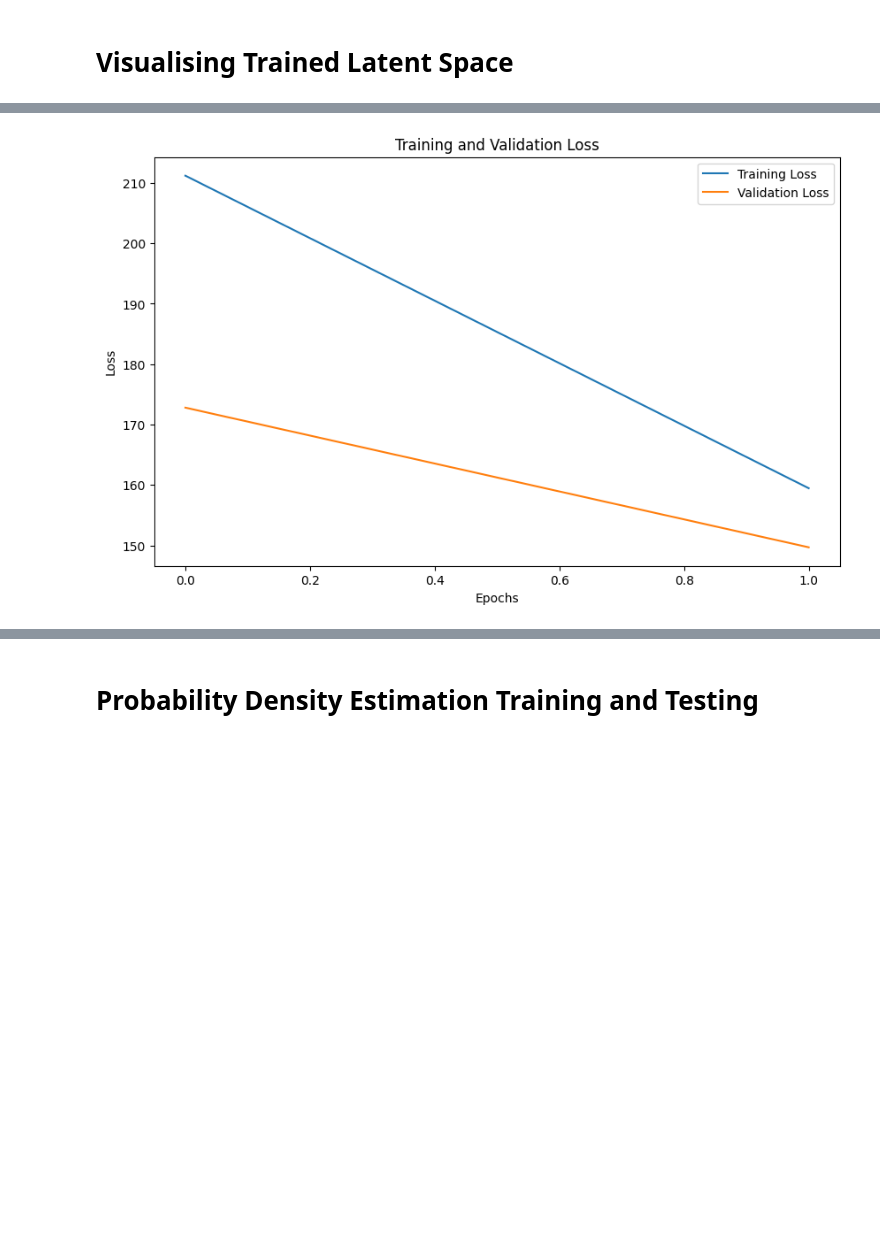
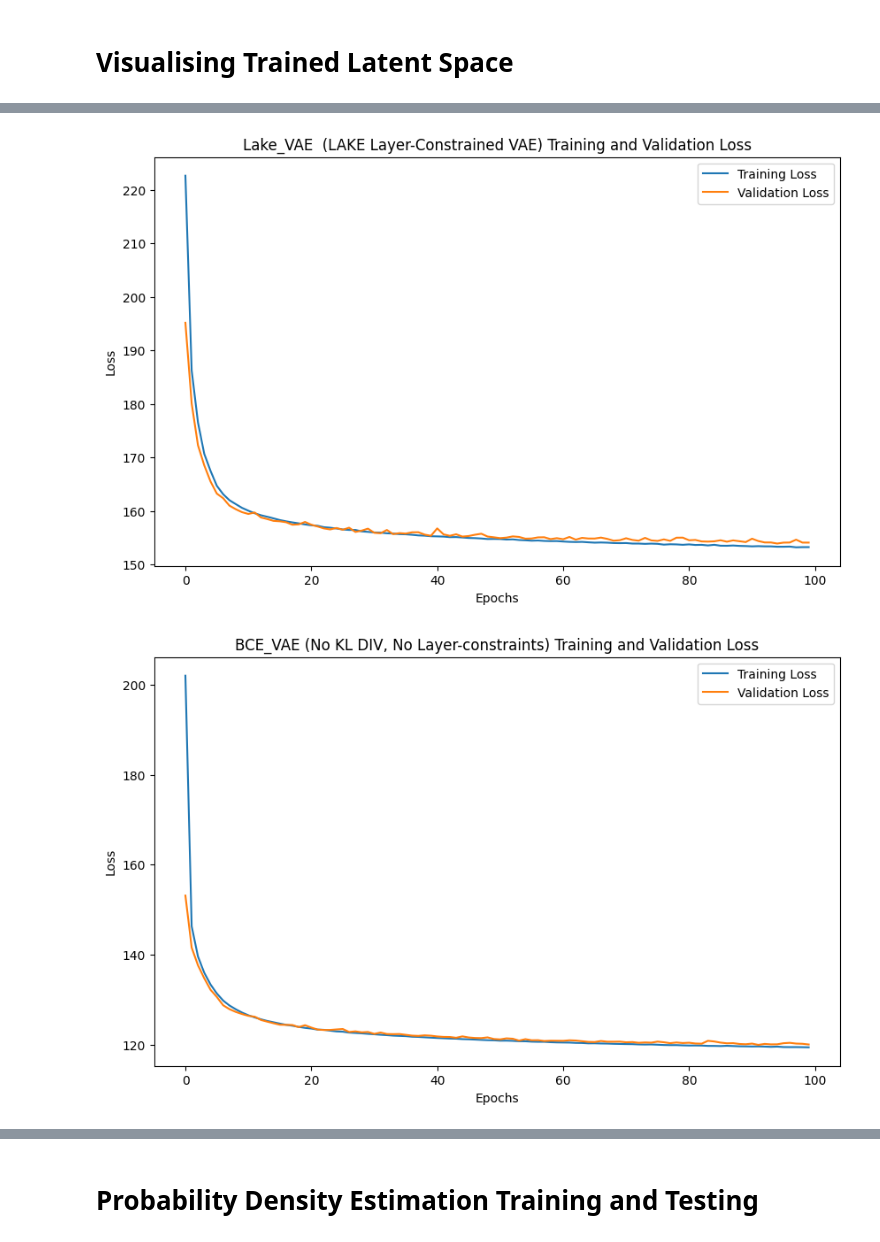
Before and after one commit to exiomius/LAKE, a Jupyter notebook: Cardiotocography/MNIST-LAKE.ipynb, the cells around one changed output, grey strips where cells are left out. Cells and saved outputs as stored; diff of their text form; code cells hidden in the pictures; blank space fills up the shorter version.

Commit message:
Sampling and reconstruction plot. Loss plots.

```diff
--- a/Cardiotocography/MNIST-LAKE.ipynb
+++ b/Cardiotocography/MNIST-LAKE.ipynb
@@ -198,13 +198,13 @@ def load_model(model, path, device):
     model.load_state_dict(torch.load(path, map_location=device))
     model.eval()
 # %%
-def plot_losses(train_losses, val_losses):
+def plot_losses(train_losses, val_losses, model_name):
     plt.figure(figsize=(10, 6))
     plt.plot(train_losses, label='Training Loss')
     plt.plot(val_losses, label='Validation Loss')
     plt.xlabel('Epochs')
     plt.ylabel('Loss')
-    plt.title('Training and Validation Loss')
+    plt.title(f'{model_name} Training and Validation Loss')
     plt.legend()
     plt.show()
 # %%
@@ -422,7 +422,7 @@ test_dataset = datasets.MNIST(root='~/.pytorch/MNIST_data/', train=False, downlo
 # Training parameters
 batch_size = 64
 learning_rate = 1e-3
-epochs = 2
+epochs = 100
 
 trainloader = DataLoader(train_dataset, batch_size=batch_size, shuffle=True, drop_last=False)
 validationloader = DataLoader(validation_dataset, batch_size=batch_size, shuffle=True, drop_last=False)
@@ -610,12 +616,12 @@ HBox(children=(FigureWidget({
 # %%
 model_files = {
-    'Lake_VAE  (LAKE Layer-Constrained VAE)': 'Lake_VAE_19.pth',
-    'BCE_VAE (No KL DIV, No Layer-constraints)': 'BCE_VAE_19.pth',
-    'BCE_KLD_VAE (Standard VAE)': 'BCE_KLD_VAE_19.pth',
-    'KLD_VAE (KLD Only)': 'KLD_VAE_19.pth',
-    'lake_BCEH_VAE (BCE Weighted)': 'lake_BCEH_VAE_19.pth',
-    'lake_LLH_VAE (LL Weighted)': 'lake_LLH_VAE_19.pth',
-    'lake_KLDH_VAE (KLD Weighted)': 'lake_KLDH_VAE_19.pth'
+    'Lake_VAE  (LAKE Layer-Constrained VAE)': 'Lake_VAE_99.pth',
+    'BCE_VAE (No KL DIV, No Layer-constraints)': 'BCE_VAE_99.pth',
+    'BCE_KLD_VAE (Standard VAE)': 'BCE_KLD_VAE_99.pth',
+    'KLD_VAE (KLD Only)': 'KLD_VAE_99.pth',
+    'lake_BCEH_VAE (BCE Weighted)': 'lake_BCEH_VAE_99.pth',
+    'lake_LLH_VAE (LL Weighted)': 'lake_LLH_VAE_99.pth',
+    'lake_KLDH_VAE (KLD Weighted)': 'lake_KLDH_VAE_99.pth'
 }
 
 # Loop over each model, load it, and plot its latent space
@@ -673,6 +755,22 @@ HBox(children=(FigureWidget({
 # %%
-losses_file = "Lake_VAE_epoch_1.json"
+losses_file = "Lake_VAE_epoch_99.json"
 train_losses, val_losses = load_losses(losses_file)
 plot_losses(train_losses, val_losses)
-# %% [output]
-[figure, removed]
+# %%
+model_loss_files = {
+    'Lake_VAE  (LAKE Layer-Constrained VAE)': 'Lake_VAE_epoch_99.json',
+    'BCE_VAE (No KL DIV, No Layer-constraints)': 'BCE_VAE_epoch_99.json',
+    'BCE_KLD_VAE (Standard VAE)': 'BCE_KLD_VAE_epoch_99.json',
+    'KLD_VAE (KLD Only)': 'KLD_VAE_epoch_99.json',
+    'lake_BCEH_VAE (BCE Weighted)': 'lake_BCEH_VAE_epoch_99.json',
+    'lake_LLH_VAE (LL Weighted)': 'lake_LLH_VAE_epoch_99.json',
+    'lake_KLDH_VAE (KLD Weighted)': 'lake_KLDH_VAE_epoch_99.json'
+}
+
+# Loop over each model, load it, and plot its latent space
+for model_name, loss_file_name in model_loss_files.items():
+    train_losses, val_losses = load_losses(loss_file_name)
+    plot_losses(train_losses, val_losses, model_name)
+# %% [output]
+[figure, added]
+[figure, added]
```
Also changed, not shown: parts of 6 cells of this notebook, 21 other files.
